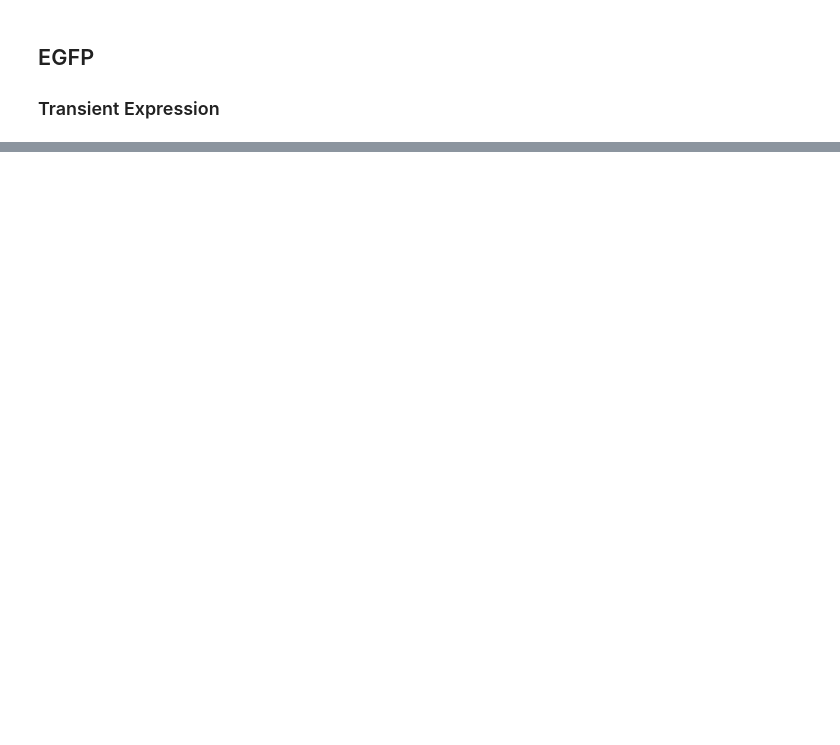
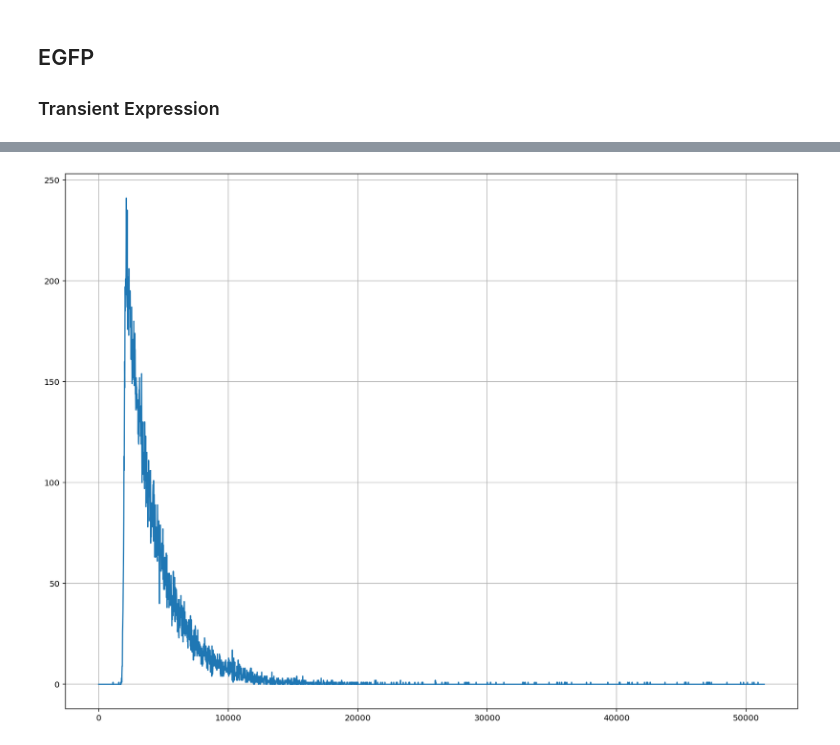
Before and after one commit to Tomkaehst/PhasorFLIM, a Jupyter notebook: notebooks/EGFP_Maroon_cells_and_isolated.ipynb, the cells around one changed output, grey strips where cells are left out. Cells and saved outputs as stored; diff of their text form; code cells hidden in the pictures; blank space fills up the shorter version.

```diff
--- a/notebooks/EGFP_Maroon_cells_and_isolated.ipynb
+++ b/notebooks/EGFP_Maroon_cells_and_isolated.ipynb
@@ -56,2 +72,8 @@ EGFP_decay = fit.sum_up_decay(EGFP_cell_flimarray)
+# %%
+plt.plot(time_axis, EGFP_decay)
+plt.grid()
+plt.show()
+# %% [output]
+[figure, added]
 # %%
 parameter_names, estimated_parameters, parameter_bounds = fit.make_start_parameters(
```
Also changed, not shown: parts of 6 cells of this notebook, 3 other files.
